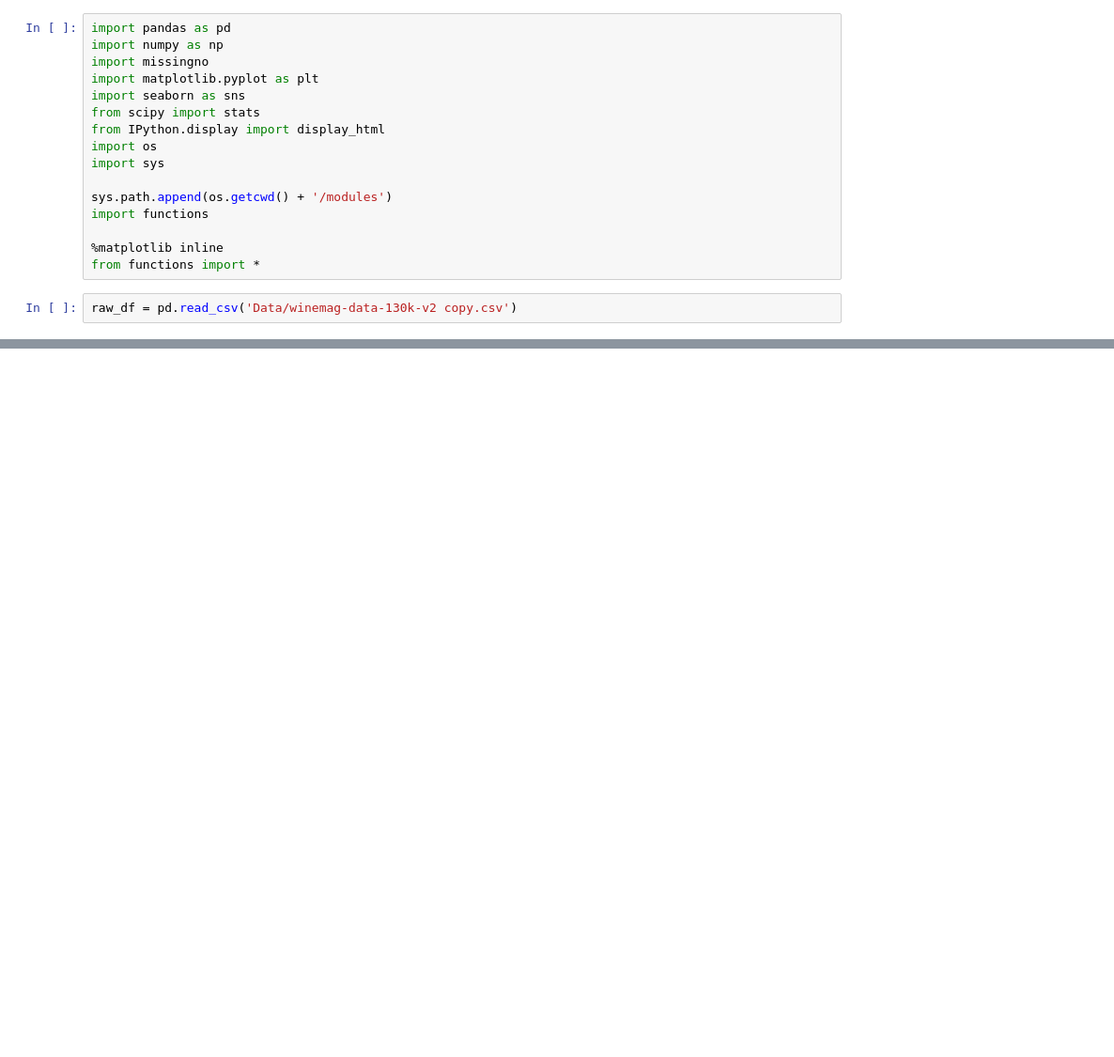
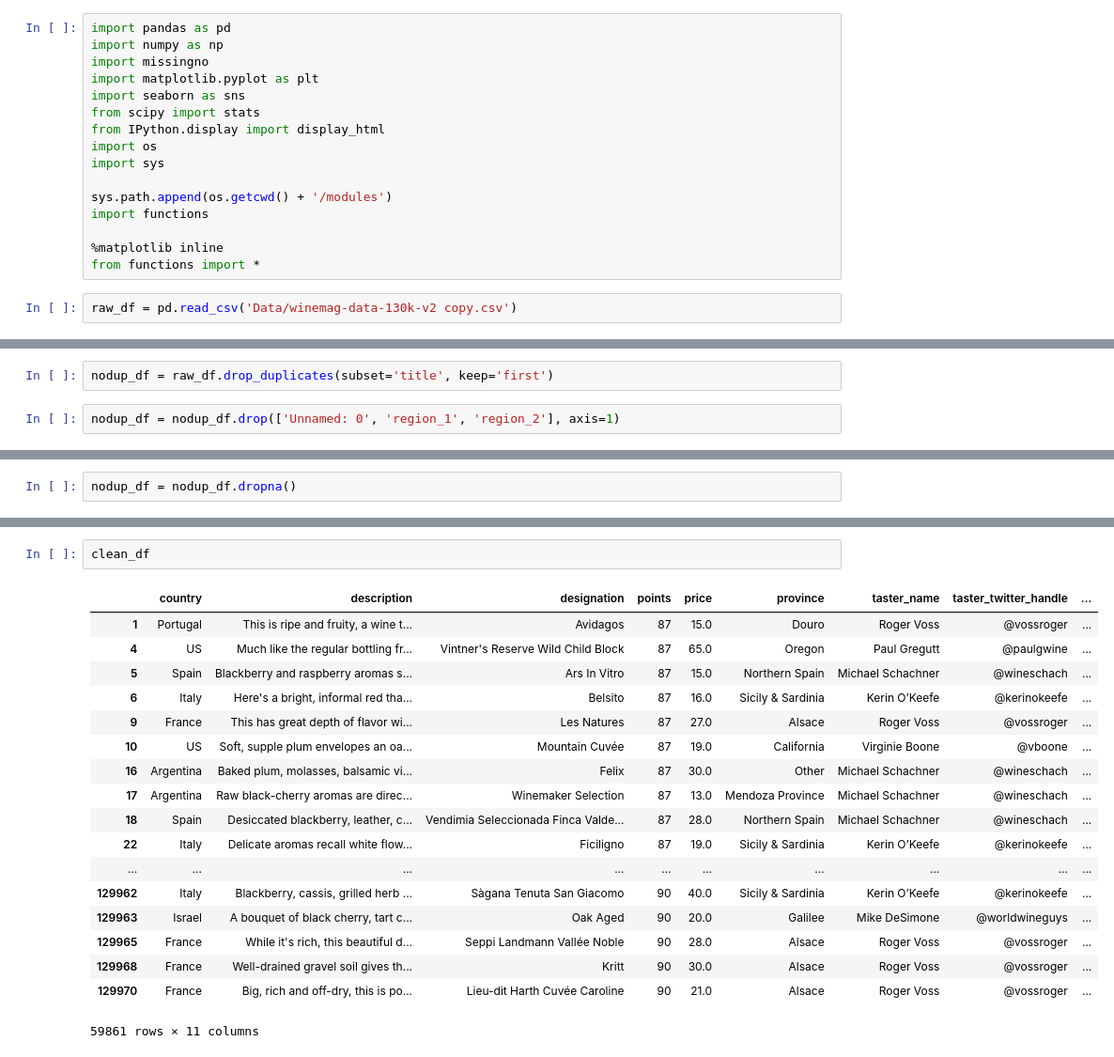
Before and after one commit to thespud56/Wine_Predictions, a Jupyter notebook: Wine_Analysis.ipynb, the cells around one changed output, grey strips where cells are left out. Shown at 94% size. Cells and saved outputs as stored; diff of their text form; blank space fills up the shorter version.

```diff
--- a/Wine_Analysis.ipynb
+++ b/Wine_Analysis.ipynb
@@ -22,0 +19,4 @@ ValueError: No axis named 1 for object type <class 'type'>
+# %%
+nodup_df = raw_df.drop_duplicates(subset='title', keep='first')
+# %%
+nodup_df = nodup_df.drop(['Unnamed: 0', 'region_1', 'region_2'], axis=1)
@@ -22,0 +27,2 @@ ValueError: No axis named 1 for object type <class 'type'>
+# %%
+nodup_df = nodup_df.dropna()
@@ -22,0 +63,21 @@ ValueError: No axis named 1 for object type <class 'type'>
+# %%
+clean_df
+# %% [output]
+|  | country | description | designation | points | price | province | taster_name | taster_twitter_handle | ... |
+| 1 | Portugal | This is ripe and fruity, a wine t... | Avidagos | 87 | 15.0 | Douro | Roger Voss | @vossroger | ... |
+| 4 | US | Much like the regular bottling fr... | Vintner's Reserve Wild Child Block | 87 | 65.0 | Oregon | Paul Gregutt | @paulgwine | ... |
+| 5 | Spain | Blackberry and raspberry aromas s... | Ars In Vitro | 87 | 15.0 | Northern Spain | Michael Schachner | @wineschach | ... |
+| 6 | Italy | Here's a bright, informal red tha... | Belsito | 87 | 16.0 | Sicily & Sardinia | Kerin O’Keefe | @kerinokeefe | ... |
+| 9 | France | This has great depth of flavor wi... | Les Natures | 87 | 27.0 | Alsace | Roger Voss | @vossroger | ... |
+| 10 | US | Soft, supple plum envelopes an oa... | Mountain Cuvée | 87 | 19.0 | California | Virginie Boone | @vboone | ... |
+| 16 | Argentina | Baked plum, molasses, balsamic vi... | Felix | 87 | 30.0 | Other | Michael Schachner | @wineschach | ... |
+| 17 | Argentina | Raw black-cherry aromas are direc... | Winemaker Selection | 87 | 13.0 | Mendoza Province | Michael Schachner | @wineschach | ... |
+| 18 | Spain | Desiccated blackberry, leather, c... | Vendimia Seleccionada Finca Valde... | 87 | 28.0 | Northern Spain | Michael Schachner | @wineschach | ... |
+| 22 | Italy | Delicate aromas recall white flow... | Ficiligno | 87 | 19.0 | Sicily & Sardinia | Kerin O’Keefe | @kerinokeefe | ... |
+| ... | ... | ... | ... | ... | ... | ... | ... | ... | ... |
+| 129962 | Italy | Blackberry, cassis, grilled herb ... | Sàgana Tenuta San Giacomo | 90 | 40.0 | Sicily & Sardinia | Kerin O’Keefe | @kerinokeefe | ... |
+| 129963 | Israel | A bouquet of black cherry, tart c... | Oak Aged | 90 | 20.0 | Galilee | Mike DeSimone | @worldwineguys | ... |
+| 129965 | France | While it's rich, this beautiful d... | Seppi Landmann Vallée Noble | 90 | 28.0 | Alsace | Roger Voss | @vossroger | ... |
+| 129968 | France | Well-drained gravel soil gives th... | Kritt | 90 | 30.0 | Alsace | Roger Voss | @vossroger | ... |
+| 129970 | France | Big, rich and off-dry, this is po... | Lieu-dit Harth Cuvée Caroline | 90 | 21.0 | Alsace | Roger Voss | @vossroger | ... |
+59861 rows × 11 columns
```
Also changed, not shown: parts of 27 cells of this notebook, 1 other file.
